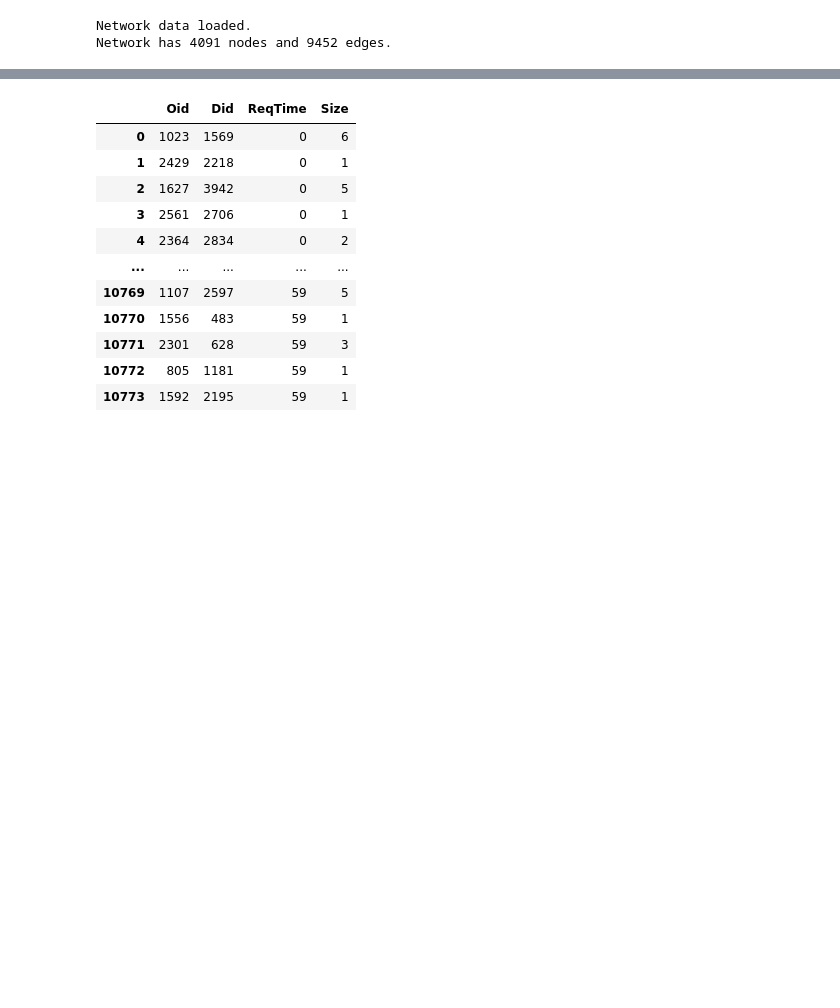
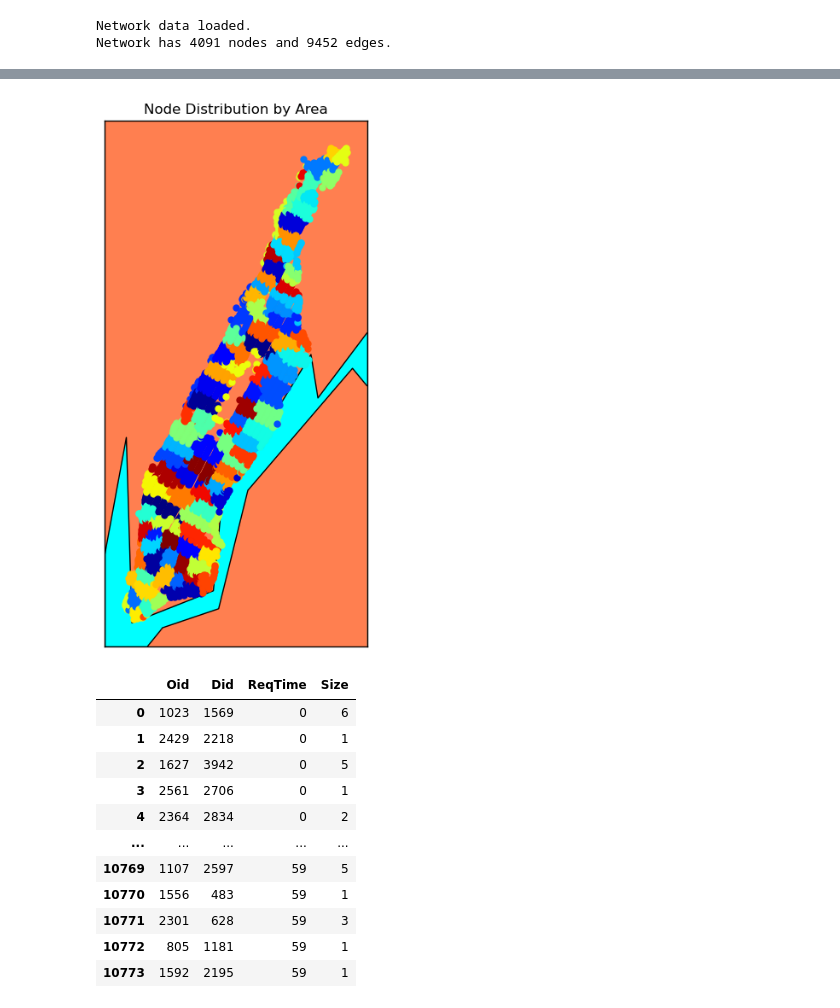
Before and after one commit to ricardo3709/RL_Simulator, a Jupyter notebook: NYC/data_preparation.ipynb, the cells around one changed output, grey strips where cells are left out. Saved outputs shown, nothing was run; the diff lists cells and outputs as text; code cells hidden in the pictures; blank space fills up the shorter version.

```diff
--- a/NYC/data_preparation.ipynb
+++ b/NYC/data_preparation.ipynb
@@ -24,3 +32,6 @@ map_dijkstra_V = pd.DataFrame(map['dijkstra_V']).T #shortest time matrix, transp
+# %%
+# map_Nodes[map_Nodes['NodeID'] == 3019]['Longitude'] = 73.950005
+map_Nodes.loc[map_Nodes['NodeID'] == 3019, 'Longitude'] = -73.950005
 # %%
 # Make the index start from 1
 map_CityArcs.index = map_CityArcs.index + 1
@@ -95,0 +151,15 @@ Network has 4091 nodes and 9452 edges.
+# %%
+from collections import defaultdict
+
+# 创建一个字典来收集每个区域的节点
+areas = defaultdict(list)
+
+# 遍历所有节点，根据它们的'area'属性分类
+for node in G_undirected.nodes:
+    area = G_undirected.nodes[node]['area']
+    areas[area].append(node)
+
+# 打印每个区域及其包含的节点
+for area, nodes in areas.items():
+    print(f"Area {area}: {len(nodes)} nodes")
+    print(f"Nodes in Area {area}: {nodes}\n")
@@ -95,0 +184,38 @@ Network has 4091 nodes and 9452 edges.
+# %%
+import matplotlib.pyplot as plt
+from mpl_toolkits.basemap import Basemap
+import numpy as np
+
+# 创建新的图形
+plt.figure(figsize=(10, 8))
+
+# 设置Basemap，指定我们想要的地图和区域
+m = Basemap(projection='merc', llcrnrlat=map_Nodes['Latitude'].min() - 0.01,
+            urcrnrlat=map_Nodes['Latitude'].max() + 0.01,
+            llcrnrlon=map_Nodes['Longitude'].min() - 0.01,
+            urcrnrlon=map_Nodes['Longitude'].max() + 0.01,
+            lat_ts=20, resolution='i')
+
+m.drawcoastlines()
+m.drawcountries()
+m.fillcontinents(color='coral', lake_color='aqua')
+m.drawmapboundary(fill_color='aqua')
+
+# 转换坐标系统
+x, y = m(G_undirected.nodes[node]['longitude'], G_undirected.nodes[node]['latitude'])
+
+# 为每个区域生成一个随机颜色
+colors = plt.cm.jet(np.linspace(0, 1, k))
+# 为每个节点计算地图上的坐标
+coordinates = {node: m(G_undirected.nodes[node]['longitude'], G_undirected.nodes[node]['latitude']) for node in G_undirected.nodes}
+
+# 绘制每个节点
+for node in G_undirected.nodes:
+    area = G_undirected.nodes[node]['area']
+    x, y = coordinates[node]  # 获取坐标
+    m.plot(x, y, marker='o', color=colors[area], markersize=5)
+
+plt.title('Node Distribution by Area')
+plt.show()
+# %% [output]
+[figure, added]
```
Also changed, not shown: parts of 6 cells of this notebook, 2 other files.
